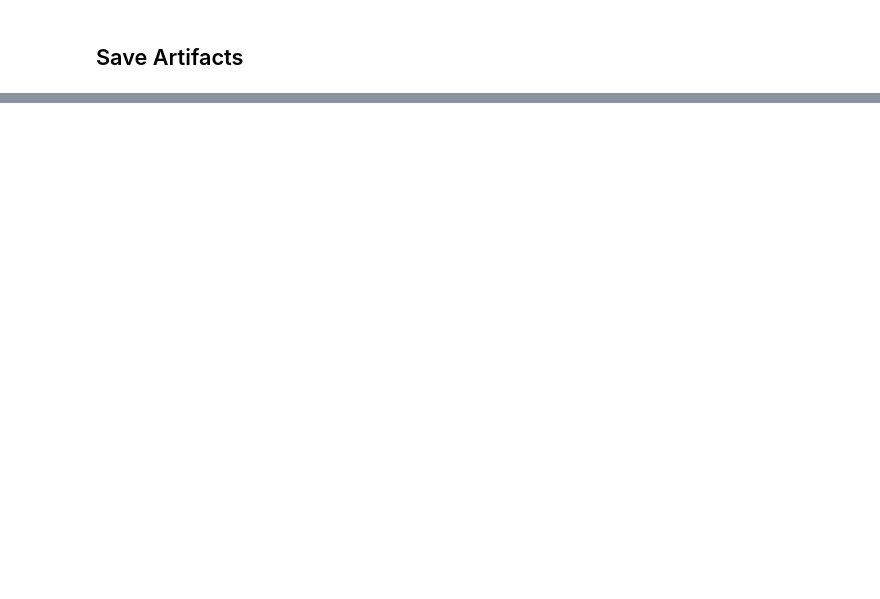
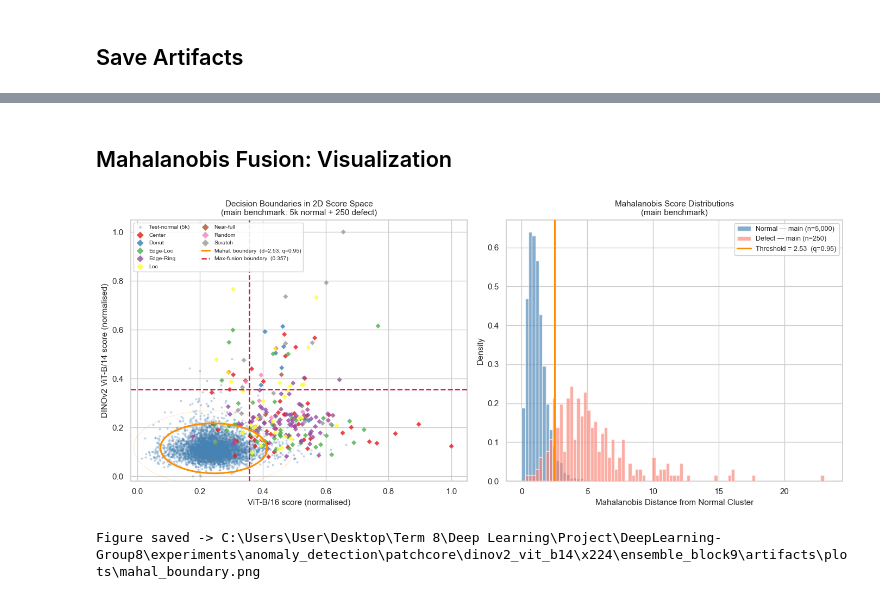
Before and after one commit to henreads/DeepLearning-Group8, a Jupyter notebook: experiments/anomaly_detection/patchcore/dinov2_vit_b14/x224/ensemble.ipynb, the cells around one changed output, grey strips where cells are left out. Drawn from its saved outputs; the diff is of its cells as text; code cells hidden in the pictures; blank space fills up the shorter version.

```diff
--- a/experiments/anomaly_detection/patchcore/dinov2_vit_b14/x224/ensemble.ipynb
+++ b/experiments/anomaly_detection/patchcore/dinov2_vit_b14/x224/ensemble.ipynb
@@ -664,0 +1180,77 @@ print('Cleared.')
+# %% [markdown]
+## Mahalanobis Fusion: Visualization
+# %%
+# -- MH-VIZ. Mahalanobis decision boundary + score distribution --------------
+import matplotlib.patches as mpatches
+
+fig, axes = plt.subplots(1, 2, figsize=(14, 6))
+
+# ---- Panel 1: 2D score space with both decision boundaries ------------------
+ax1 = axes[0]
+
+# Tune-normal backdrop
+ax1.scatter(vit_tune_n, d2_tune_n, c='whitesmoke', s=1, alpha=0.3, zorder=1, rasterized=True)
+# Test-normal
+ax1.scatter(vit_normal_n, d2_normal_n, c='steelblue', s=4, alpha=0.25,
+            label='Test-normal (5k)', zorder=2, rasterized=True)
+
+# Test-defect per class
+_cmap = plt.cm.Set1
+_classes = sorted(np.unique(defect_class_labels))
+_colors  = [_cmap(i / max(1, len(_classes) - 1)) for i in range(len(_classes))]
+for cls, col in zip(_classes, _colors):
+    mask = defect_class_labels == cls
+    ax1.scatter(vit_defect_n[mask], d2_defect_n[mask],
+                color=col, s=22, alpha=0.80, zorder=3, marker='D',
+                edgecolors='none', label=cls)
+
+# Mahalanobis decision boundary: ellipse where mahal_dist = mh_thresh
+# Parameterisation: boundary = L_chol @ (mh_thresh * unit_circle) + mu
+_L = np.linalg.cholesky(mh_cov)
+_theta = np.linspace(0, 2 * np.pi, 400)
+_unit  = np.column_stack([np.cos(_theta), np.sin(_theta)])
+_ell   = (mh_thresh * _L @ _unit.T).T + mh_mu
+ax1.plot(_ell[:, 0], _ell[:, 1], color='darkorange', lw=2.2, linestyle='-',
+         zorder=6, label=f'Mahal. boundary  (d={mh_thresh:.2f}, q={THRESHOLD_QUANTILE})')
+# Lighter inner/outer contours at 0.5x and 1.5x threshold
+for mult, ls, a in [(0.5, ':', 0.4), (1.5, ':', 0.4)]:
+    _e = (mult * mh_thresh * _L @ _unit.T).T + mh_mu
+    ax1.plot(_e[:, 0], _e[:, 1], color='darkorange', lw=0.9, linestyle=ls, alpha=a, zorder=5)
+
+# Max-fusion L-shaped boundary
+ax1.axvline(best_thresh, color='crimson', lw=1.8, linestyle='--', zorder=5,
+            label=f'Max-fusion boundary  ({best_thresh:.3f})')
+ax1.axhline(best_thresh, color='crimson', lw=1.8, linestyle='--', zorder=5)
+
+ax1.set_xlabel('ViT-B/16 score (normalised)', fontsize=11)
+ax1.set_ylabel('DINOv2 ViT-B/14 score (normalised)', fontsize=11)
+ax1.set_title('Decision Boundaries in 2D Score Space\n(main benchmark: 5k normal + 250 defect)', fontsize=11)
+ax1.set_xlim(-0.02, 1.05)
+ax1.set_ylim(-0.02, 1.05)
+ax1.legend(fontsize=7.5, markerscale=1.4, framealpha=0.88,
+           loc='upper left', ncol=2, handlelength=1.5)
+
+# ---- Panel 2: Mahalanobis distance distributions ----------------------------
+ax2 = axes[1]
+
+_bins = np.linspace(0, max(mh_scores.max(), mh_h_scores.max()) * 1.02, 90)
+ax2.hist(mh_normal,   bins=_bins, alpha=0.65, color='steelblue', density=True, zorder=2,
+         label=f'Normal — main (n={len(mh_normal):,})')
+ax2.hist(mh_defect,   bins=_bins, alpha=0.65, color='salmon',    density=True, zorder=3,
+         label=f'Defect — main (n={len(mh_defect):,})')
+ax2.axvline(mh_thresh, color='darkorange', lw=2.2, linestyle='-',
+            label=f'Threshold = {mh_thresh:.2f}  (q={THRESHOLD_QUANTILE})', zorder=5)
+
+ax2.set_xlabel('Mahalanobis Distance from Normal Cluster', fontsize=11)
+ax2.set_ylabel('Density', fontsize=11)
+ax2.set_title('Mahalanobis Score Distributions\n(main benchmark)', fontsize=11)
+ax2.legend(fontsize=9, framealpha=0.88)
+
+plt.tight_layout()
+_out = os.path.join(PLOTS_DIR, 'mahal_boundary.png')
+plt.savefig(_out, dpi=140, bbox_inches='tight')
+plt.show()
+print(f'Figure saved -> {_out}')
+# %% [output]
+[figure, added]
+Figure saved -> C:\Users\User\Desktop\Term 8\Deep Learning\Project\DeepLearning-Group8\experiments\anomaly_detection\patchcore\dinov2_vit_b14\x224\ensemble_block9\artifacts\plots\mahal_boundary.png
```
Also changed, not shown: parts of 24 cells of this notebook, 21 other files.
